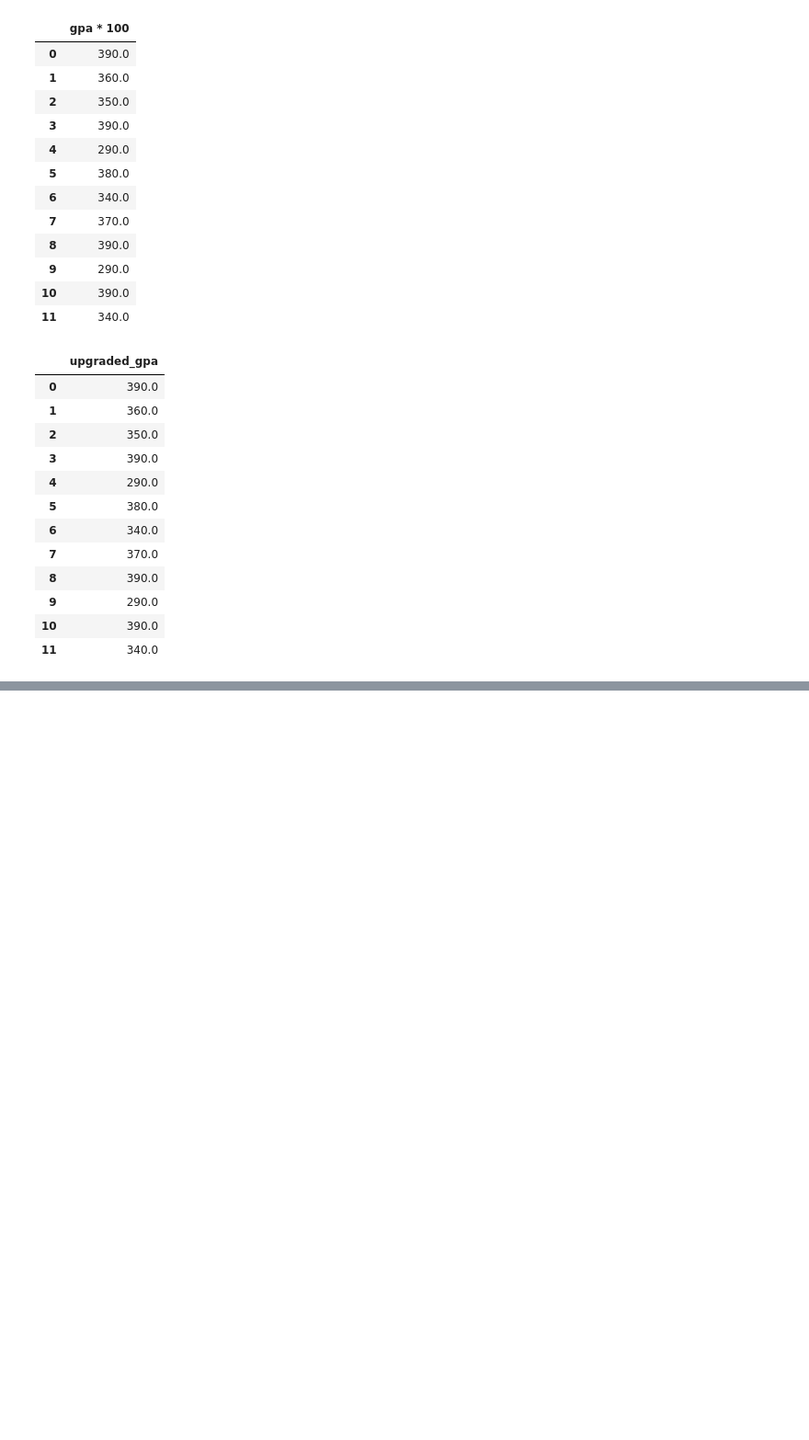
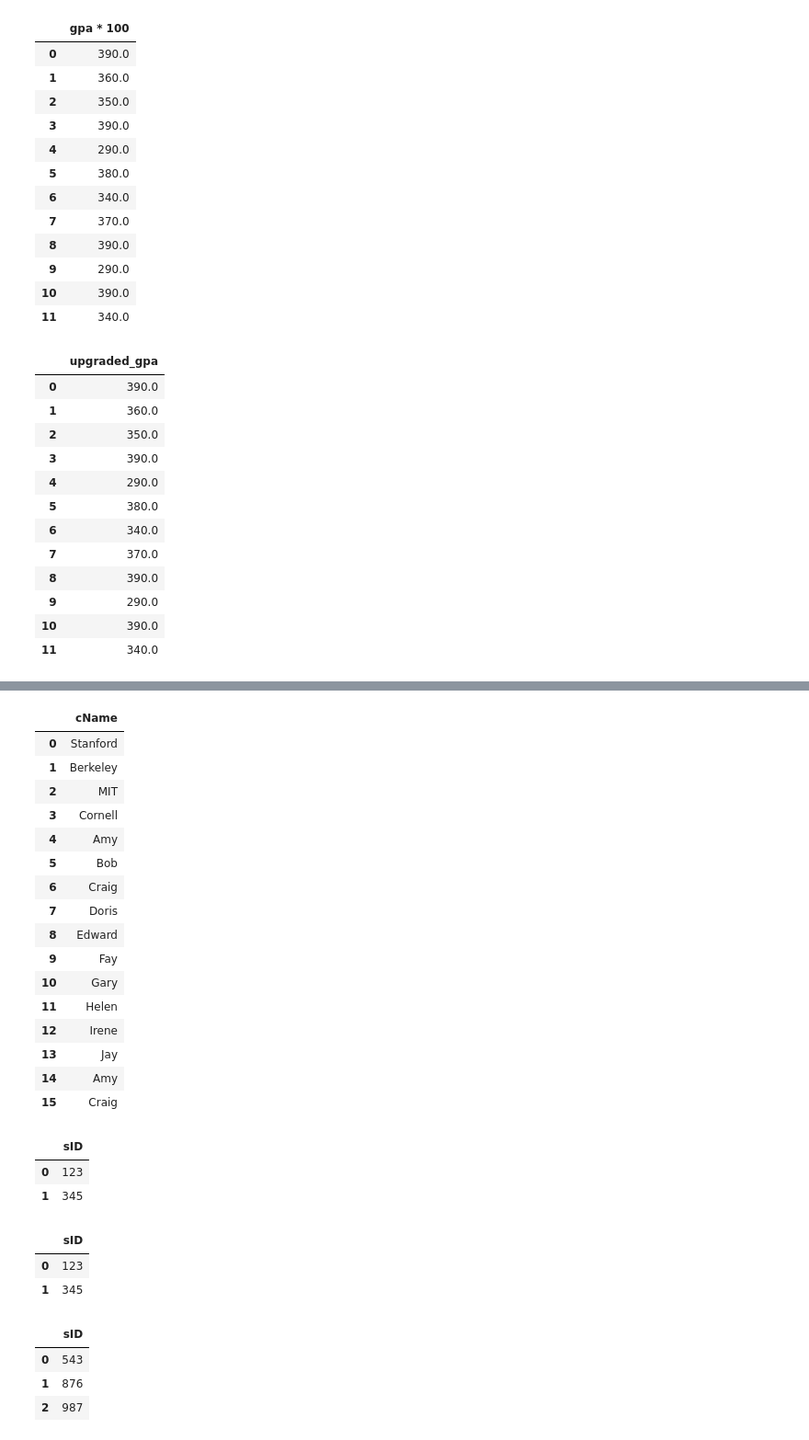
Before and after one commit to OniSlayer/standford_sql_notes, a Jupyter notebook: stanford_sql_notes.ipynb, the cells around one changed output, grey strips where cells are left out. Shown at 92% size. Drawn from its saved outputs; the diff is of its cells as text; code cells hidden in the pictures; blank space fills up the shorter version.

```diff
--- a/stanford_sql_notes.ipynb
+++ b/stanford_sql_notes.ipynb
@@ -263,0 +308,71 @@ run_query('''
+# %%
+# When performing unions, SQL will automatically delete the duplicates. To change this behaviour, you
+# can se the "all" keyword
+
+run_query('''
+    select cName from College
+
+    union all
+
+    select sName from Student;
+''')
+# %% [output]
+|  | cName |
+| 0 | Stanford |
+| 1 | Berkeley |
+| 2 | MIT |
+| 3 | Cornell |
+| 4 | Amy |
+| 5 | Bob |
+| 6 | Craig |
+| 7 | Doris |
+| 8 | Edward |
+| 9 | Fay |
+| 10 | Gary |
+| 11 | Helen |
+| 12 | Irene |
+| 13 | Jay |
+| 14 | Amy |
+| 15 | Craig |
+# %%
+# The intersect operator returns the rows that appear in two relations.
+
+run_query('''
+    select sID from Apply where major = 'CS'
+
+    intersect
+
+    select sID from Apply where major = 'EE';
+''')
+# %% [output]
+|  | sID |
+| 0 | 123 |
+| 1 | 345 |
+# %%
+# The intersect operator don't add expressive power to the language,
+# Any statement made with the intersect operator could also be performed with a self join
+
+run_query('''
+    select distinct A1.sID
+    from Apply as A1, Apply as A2
+    where A1.sID = A2.sID and A1.major = 'CS' and A2.major = 'EE'
+''')
+# %% [output]
+|  | sID |
+| 0 | 123 |
+| 1 | 345 |
+# %%
+# The except operator returns every row in a first relation that is not in a second relation
+
+run_query('''
+    select sID from Apply where major = 'CS'
+
+    except
+
+    select sID from Apply where major = 'EE'
+''')
+# %% [output]
+|  | sID |
+| 0 | 543 |
+| 1 | 876 |
+| 2 | 987 |
```
Also changed, not shown: parts of 14 cells of this notebook, 1 other file.
